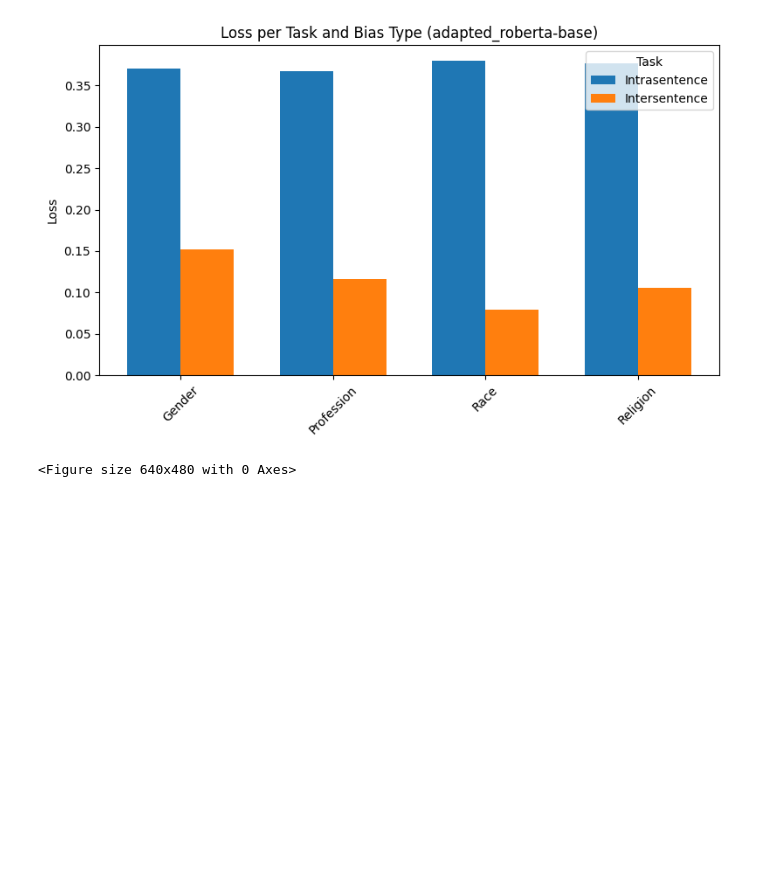
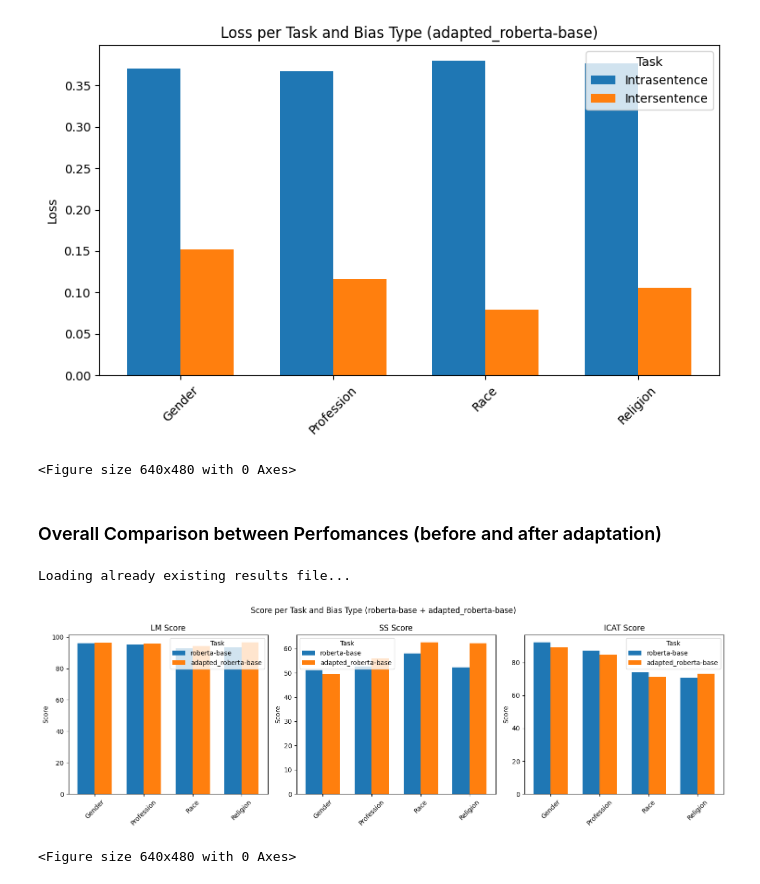
Before and after one commit to Abudo-S/MindTheGap, a Jupyter notebook: MindTheGap.ipynb, the cells around one changed output. Saved outputs shown, nothing was run; the diff lists cells and outputs as text; code cells hidden in the pictures; blank space fills up the shorter version.

Commit message:
Add combined score/loss plot for base/adapted model in MindTheGap.

```diff
--- a/MindTheGap.ipynb
+++ b/MindTheGap.ipynb
@@ -410,7 +411,7 @@ Saving results to results.json...
 bias_types = ["gender", "profession", "race", "religion"]
 metrics = ["LM Score", "SS Score", "ICAT Score"]
 
-def plot_score_records(intra_data, inter_data, model_name):
+def plot_score_records(intra_data, inter_data, model_name, label_intra="Intrasentence", label_inter="Intersentence"):
     x = range(len(bias_types))
     width = 0.35
 
@@ -418,8 +419,8 @@ def plot_score_records(intra_data, inter_data, model_name):
     fig, axs = plt.subplots(1, 3, figsize=(15, 5))
     fig.suptitle(f"Score per Task and Bias Type ({model_name})")
     for idx, metric in enumerate(metrics):
-        axs[idx].bar([i - width/2 for i in x], intra_data[metric], width, label="Intrasentence")
-        axs[idx].bar([i + width/2 for i in x], inter_data[metric], width, label="Intersentence")
+        axs[idx].bar([i - width/2 for i in x], intra_data[metric], width, label=label_intra)
+        axs[idx].bar([i + width/2 for i in x], inter_data[metric], width, label=label_inter)
         axs[idx].set_xticks(x)
         axs[idx].set_xticklabels([bias_type.capitalize() for bias_type in bias_types], rotation=45)
         axs[idx].set_title(metric)
@@ -888,3 +889,27 @@ plot_loss_scores(intra_loss, inter_loss, mlm_model.model_name)
 # %% [output]
 [figure]
 <Figure size 640x480 with 0 Axes>
+# %% [markdown]
+### Overall Comparison between Perfomances (before and after adaptation)
+# %%
+#load existing results of any model
+if os.path.exists(RESULTS_FILE):
+    with open(RESULTS_FILE, "r") as f:
+        print("Loading already existing results file...")
+        d = json.load(f)
+else:
+    d = {}
+
+adapted_model_name = f"adapted_{pretrained_model_name}"
+base_model_overall = {bias: {metric : (d[pretrained_model_name]["intrasentence"][bias][metric] + d[pretrained_model_name]["intersentence"][bias][metric])/2 for metric in metrics} for bias in bias_types}
+adapted_model_overall = {bias: {metric : (d[adapted_model_name]["intrasentence"][bias][metric] + d[adapted_model_name]["intersentence"][bias][metric])/2 for metric in metrics} for bias in bias_types}
+
+#visualize scores per bias target and task types
+base_model_data = {metric: [base_model_overall[bias][metric] for bias in bias_types] for metric in metrics}
+adapted_model_data = {metric: [adapted_model_overall[bias][metric] for bias in bias_types] for metric in metrics}
+
+plot_score_records(base_model_data, adapted_model_data, f"{pretrained_model_name} + {adapted_model_name}", pretrained_model_name, adapted_model_name)
+# %% [output]
+Loading already existing results file...
+[figure, added]
+<Figure size 640x480 with 0 Axes>
```
Also changed, not shown: parts of 3 cells of this notebook, 4 other files.
